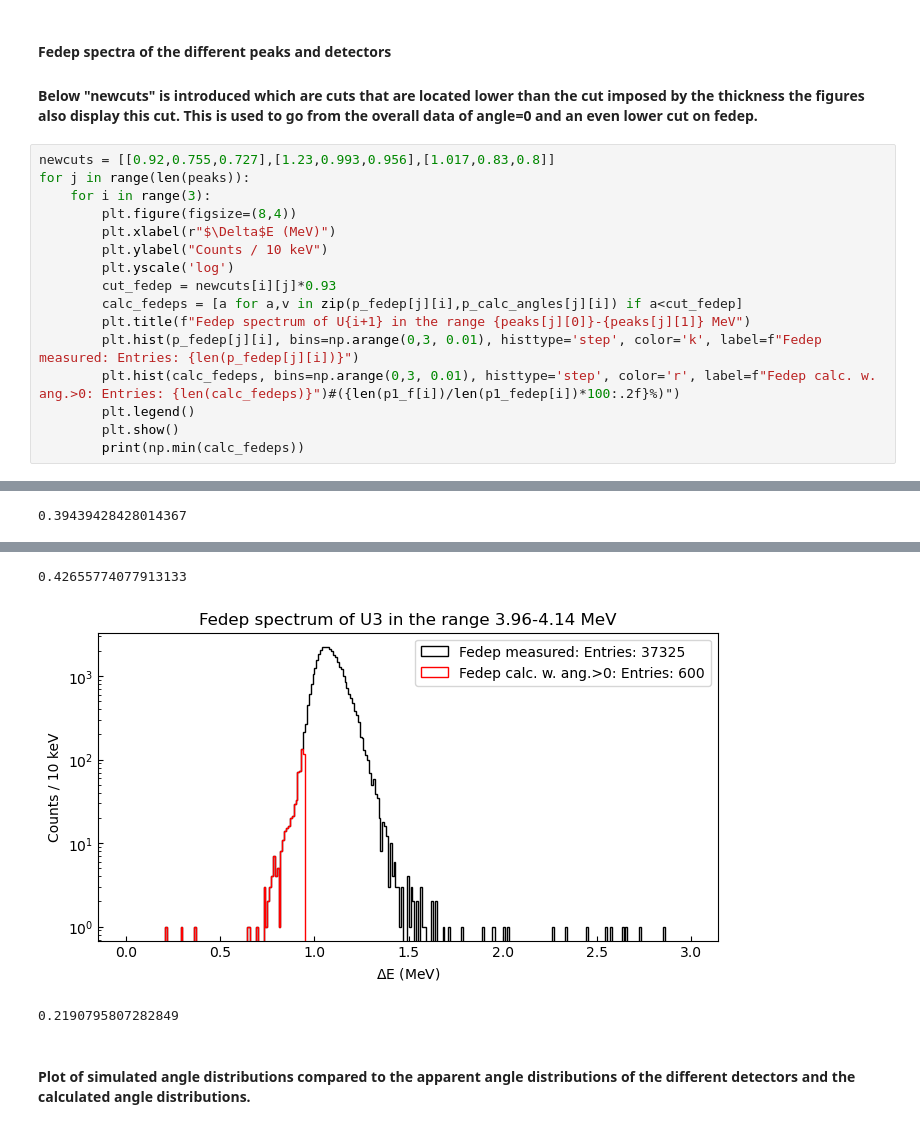
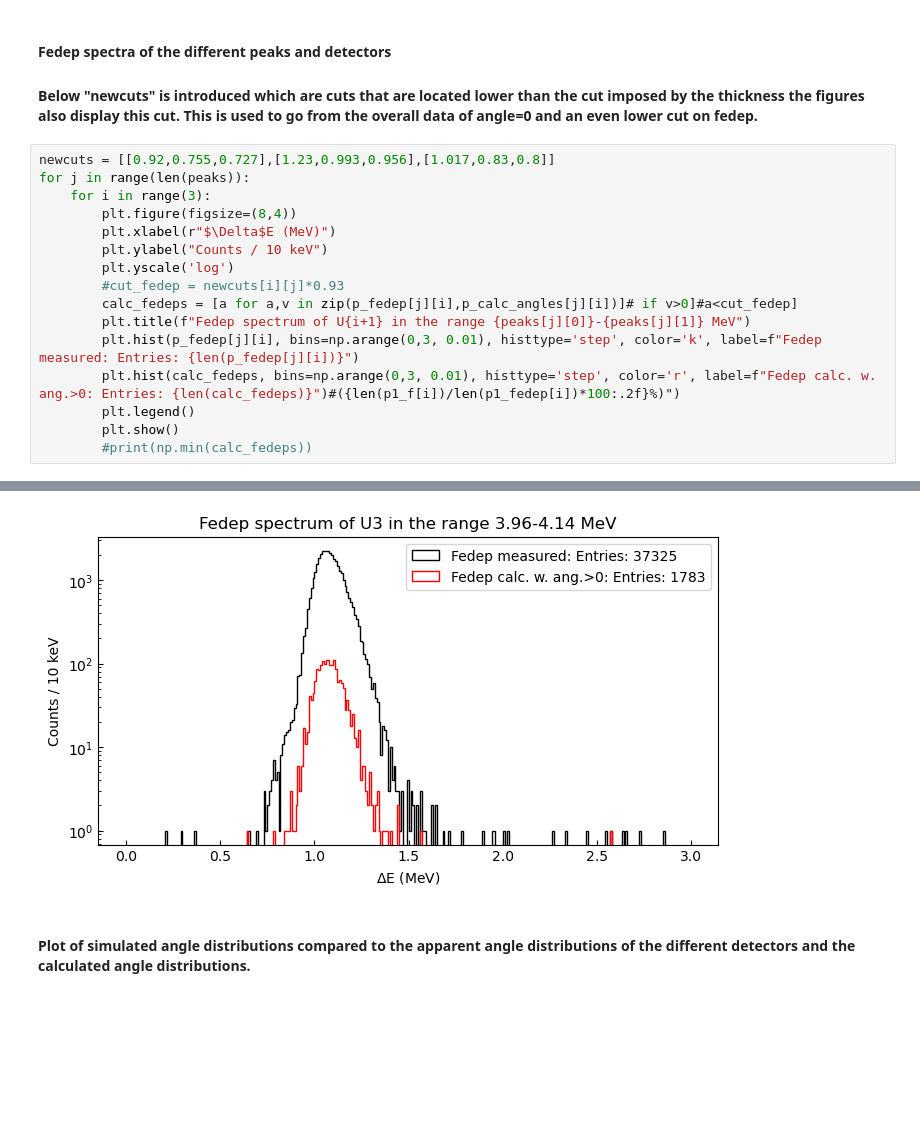
Before and after one commit to phaue/Masters, a Jupyter notebook: analysis/python/dataquality/implantation_analysis/Si_Banana_explorer.ipynb, the cells around one changed output, grey strips where cells are left out. Saved outputs shown, nothing was run; the diff lists cells and outputs as text; blank space fills up the shorter version.

```diff
--- a/analysis/python/dataquality/implantation_analysis/Si_Banana_explorer.ipynb
+++ b/analysis/python/dataquality/implantation_analysis/Si_Banana_explorer.ipynb
@@ -233,12 +239,12 @@ for j in range(len(peaks)):
         plt.xlabel(r"$\Delta$E (MeV)")
         plt.ylabel("Counts / 10 keV")
         plt.yscale('log')
-        cut_fedep = newcuts[i][j]*0.93
-        calc_fedeps = [a for a,v in zip(p_fedep[j][i],p_calc_angles[j][i]) if a<cut_fedep]
+        #cut_fedep = newcuts[i][j]*0.93
+        calc_fedeps = [a for a,v in zip(p_fedep[j][i],p_calc_angles[j][i])]# if v>0]#a<cut_fedep]
         plt.title(f"Fedep spectrum of U{i+1} in the range {peaks[j][0]}-{peaks[j][1]} MeV")
         plt.hist(p_fedep[j][i], bins=np.arange(0,3, 0.01), histtype='step', color='k', label=f"Fedep measured: Entries: {len(p_fedep[j][i])}")
         plt.hist(calc_fedeps, bins=np.arange(0,3, 0.01), histtype='step', color='r', label=f"Fedep calc. w. ang.>0: Entries: {len(calc_fedeps)}")#({len(p1_f[i])/len(p1_fedep[i])*100:.2f}%)")
         plt.legend()
         plt.show()
-        print(np.min(calc_fedeps))
+        #print(np.min(calc_fedeps))
 # %% [output]
@@ -246 +251,0 @@ for j in range(len(peaks)):
-0.39439428428014367
@@ -248,6 +253,4 @@ for j in range(len(peaks)):
-0.42655774077913133
-[figure, old version]
+[figure, new version]
-0.2190795807282849
 # %% [markdown]
 #### Plot of simulated angle distributions compared to the apparent angle distributions of the different detectors and the calculated angle distributions.
 # %% [markdown]
```
Also changed, not shown: parts of 3 cells of this notebook, 11 other files.
